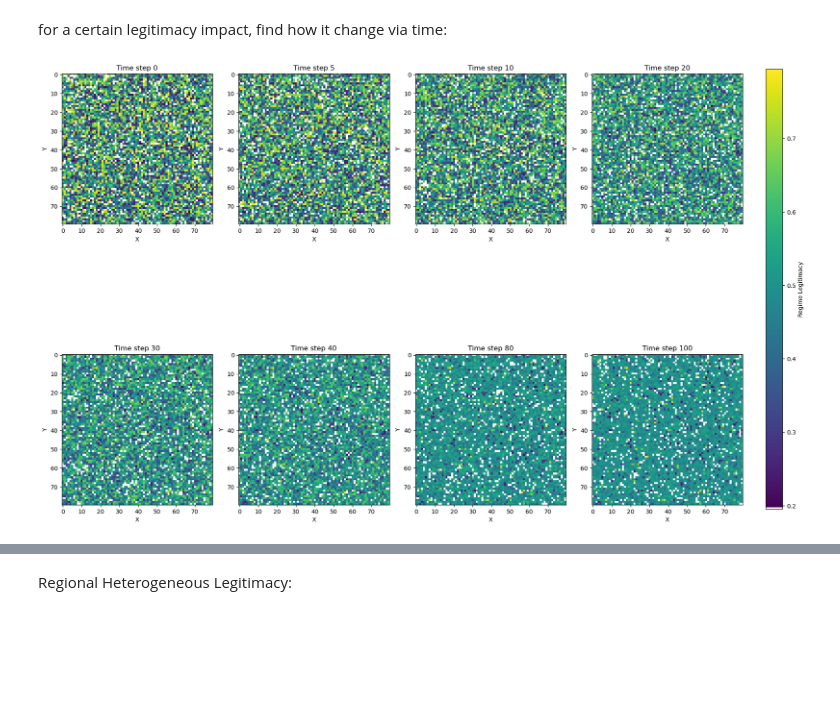
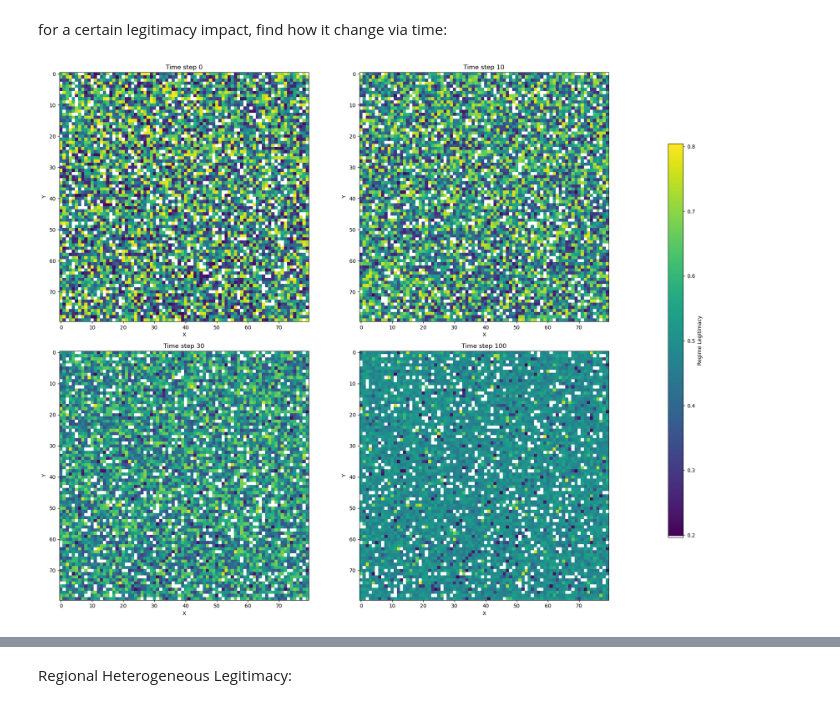
Before and after one commit to yehuihe/epstein_network_civil_violence, a Jupyter notebook: legitimacy.ipynb, the cells around one changed output, grey strips where cells are left out. Cells and saved outputs as stored; diff of their text form; code cells hidden in the pictures; blank space fills up the shorter version.

Commit message:
save the full version of legitimacy code

```diff
--- a/legitimacy.ipynb
+++ b/legitimacy.ipynb
@@ -209,7 +209,7 @@ def plot_heatmaps(heatmaps, time_steps):
         heatmaps (list): Heatmap data for each time step
         time_steps (list): List of time steps to capture
     """
-    num_cols = 4
+    num_cols = 2
     num_rows = (len(time_steps) + num_cols - 1) // num_cols
     fig, axes = plt.subplots(num_rows, num_cols, figsize=(20, 15))
     axes = axes.flatten()
@@ -248,6 +248,22 @@ def plot_heatmaps(heatmaps, time_steps):
 #     return model.datacollector.get_agent_vars_dataframe()
 
 # Function to plot legitimacy distribution histograms at specified time steps
+
+def plot_legitimacy_one_histogram(agent_data, time_step = 0):
+    # Filter the data for the specified time step
+    step_data = agent_data[agent_data.index.get_level_values('Step') == time_step]
+    legitimacy_values = step_data['regime_legitimacy']
+
+    # Plot the histogram
+    plt.figure(figsize=(10, 6))
+    plt.hist(legitimacy_values, edgecolor='black', bins=20)
+    plt.title(f'Legitimacy Distribution at Time Step {time_step}')
+    plt.xlabel('Legitimacy')
+    plt.ylabel('Number of Citizens')
+
+    # Display the plot
+    plt.tight_layout()
+    plt.show()
 
 def plot_legitimacy_histograms(agent_data, time_steps):
     """
@@ -299,15 +315,15 @@ def plot_homogeneous_ratio(models, labels):
 # Heterogeneous
 legitimacy_impact = 0.02
 legitimacy_type = "heterogeneous"
-time_steps = [0, 5, 10, 20, 30, 40, 80, 100]
+time_steps = [0, 10, 30, 100]
 heter_model = create_model(legitimacy_impact = legitimacy_impact, legitimacy_type = legitimacy_type, legitimacy=0.5, legitimacy_width=0.3, legitimacy_stability_threshold=0.1)
 heter_heatmaps = run_model_and_collect_data_over_time(heter_model, time_steps)
 # %%
 # heatmaps
-time_steps = [0, 5, 10, 20, 30, 40, 80, 100]
+time_steps = [0, 10, 30, 100]
 plot_heatmaps(heter_heatmaps, time_steps)
 heter_data = heter_model.datacollector.get_agent_vars_dataframe()
 # %% [output]
-[figure, old version]
+[figure, new version]
 # %%
 # Plot histograms
```
Also changed, not shown: parts of 14 cells of this notebook.
